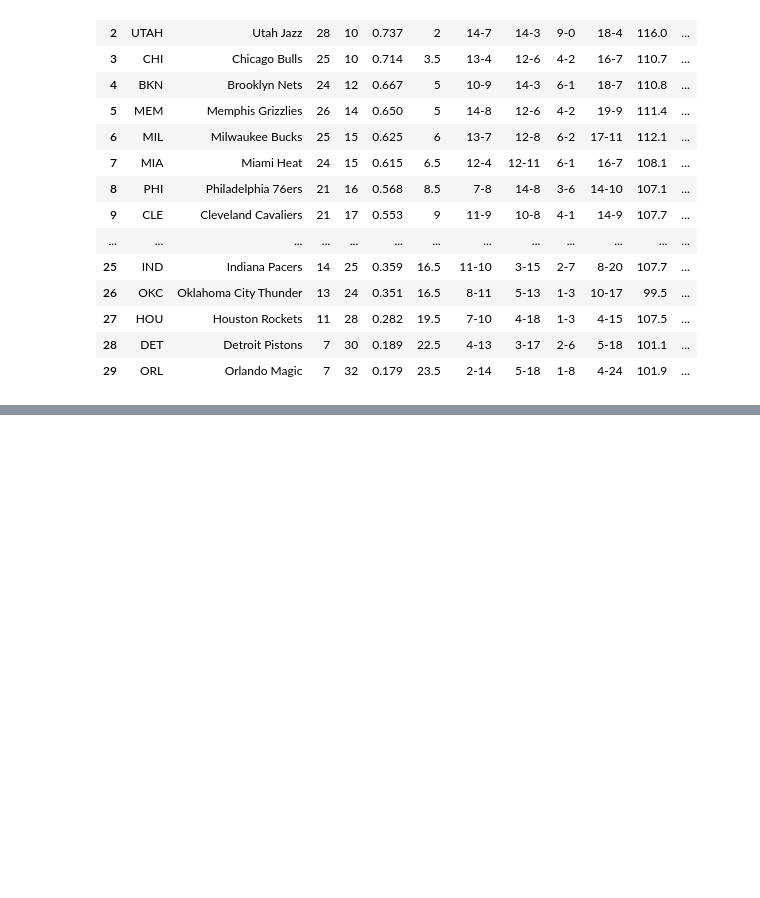
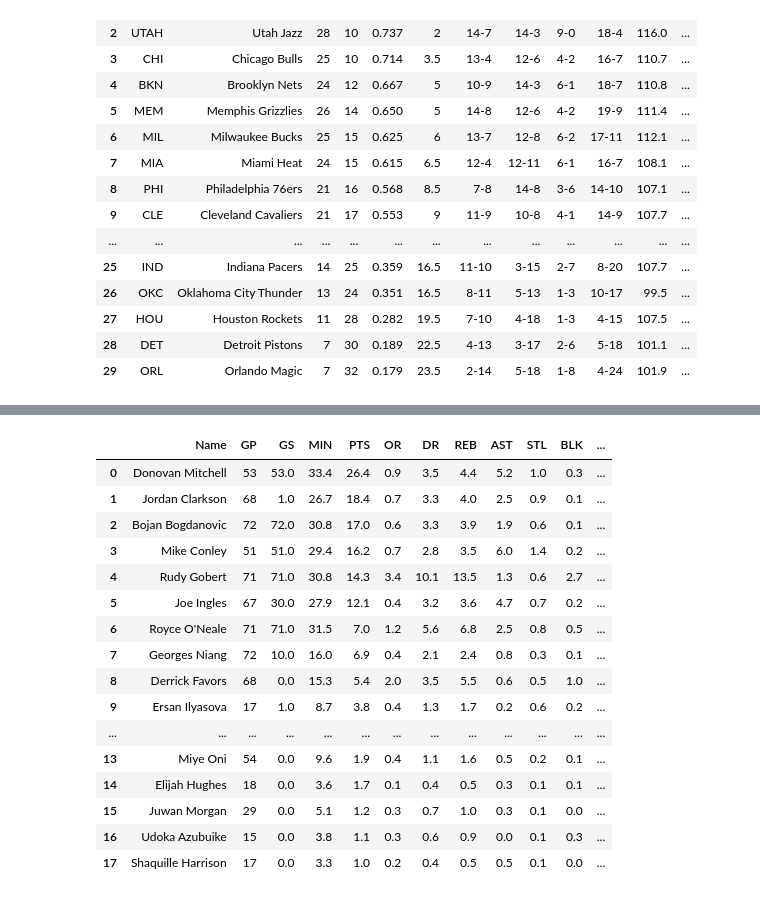
Before and after one commit to Blunt10K/NBA, a Jupyter notebook: Web_scraper.ipynb, the cells around one changed output, grey strips where cells are left out. Cells and saved outputs as stored; diff of their text form; code cells hidden in the pictures; blank space fills up the shorter version.

```diff
--- a/Web_scraper.ipynb
+++ b/Web_scraper.ipynb
@@ -279,0 +283,20 @@ shooting["POS"]= shooting["POS"].fillna("")
+# %%
+players
+# %% [output]
+|  | Name | GP | GS | MIN | PTS | OR | DR | REB | AST | STL | BLK | ... |
+| 0 | Donovan Mitchell | 53 | 53.0 | 33.4 | 26.4 | 0.9 | 3.5 | 4.4 | 5.2 | 1.0 | 0.3 | ... |
+| 1 | Jordan Clarkson | 68 | 1.0 | 26.7 | 18.4 | 0.7 | 3.3 | 4.0 | 2.5 | 0.9 | 0.1 | ... |
+| 2 | Bojan Bogdanovic | 72 | 72.0 | 30.8 | 17.0 | 0.6 | 3.3 | 3.9 | 1.9 | 0.6 | 0.1 | ... |
+| 3 | Mike Conley | 51 | 51.0 | 29.4 | 16.2 | 0.7 | 2.8 | 3.5 | 6.0 | 1.4 | 0.2 | ... |
+| 4 | Rudy Gobert | 71 | 71.0 | 30.8 | 14.3 | 3.4 | 10.1 | 13.5 | 1.3 | 0.6 | 2.7 | ... |
+| 5 | Joe Ingles | 67 | 30.0 | 27.9 | 12.1 | 0.4 | 3.2 | 3.6 | 4.7 | 0.7 | 0.2 | ... |
+| 6 | Royce O'Neale | 71 | 71.0 | 31.5 | 7.0 | 1.2 | 5.6 | 6.8 | 2.5 | 0.8 | 0.5 | ... |
+| 7 | Georges Niang | 72 | 10.0 | 16.0 | 6.9 | 0.4 | 2.1 | 2.4 | 0.8 | 0.3 | 0.1 | ... |
+| 8 | Derrick Favors | 68 | 0.0 | 15.3 | 5.4 | 2.0 | 3.5 | 5.5 | 0.6 | 0.5 | 1.0 | ... |
+| 9 | Ersan Ilyasova | 17 | 1.0 | 8.7 | 3.8 | 0.4 | 1.3 | 1.7 | 0.2 | 0.6 | 0.2 | ... |
+| ... | ... | ... | ... | ... | ... | ... | ... | ... | ... | ... | ... | ... |
+| 13 | Miye Oni | 54 | 0.0 | 9.6 | 1.9 | 0.4 | 1.1 | 1.6 | 0.5 | 0.2 | 0.1 | ... |
+| 14 | Elijah Hughes | 18 | 0.0 | 3.6 | 1.7 | 0.1 | 0.4 | 0.5 | 0.3 | 0.1 | 0.1 | ... |
+| 15 | Juwan Morgan | 29 | 0.0 | 5.1 | 1.2 | 0.3 | 0.7 | 1.0 | 0.3 | 0.1 | 0.0 | ... |
+| 16 | Udoka Azubuike | 15 | 0.0 | 3.8 | 1.1 | 0.3 | 0.6 | 0.9 | 0.0 | 0.1 | 0.3 | ... |
+| 17 | Shaquille Harrison | 17 | 0.0 | 3.3 | 1.0 | 0.2 | 0.4 | 0.5 | 0.5 | 0.1 | 0.0 | ... |
```
Also changed, not shown: parts of 14 cells of this notebook, 2 other files.
